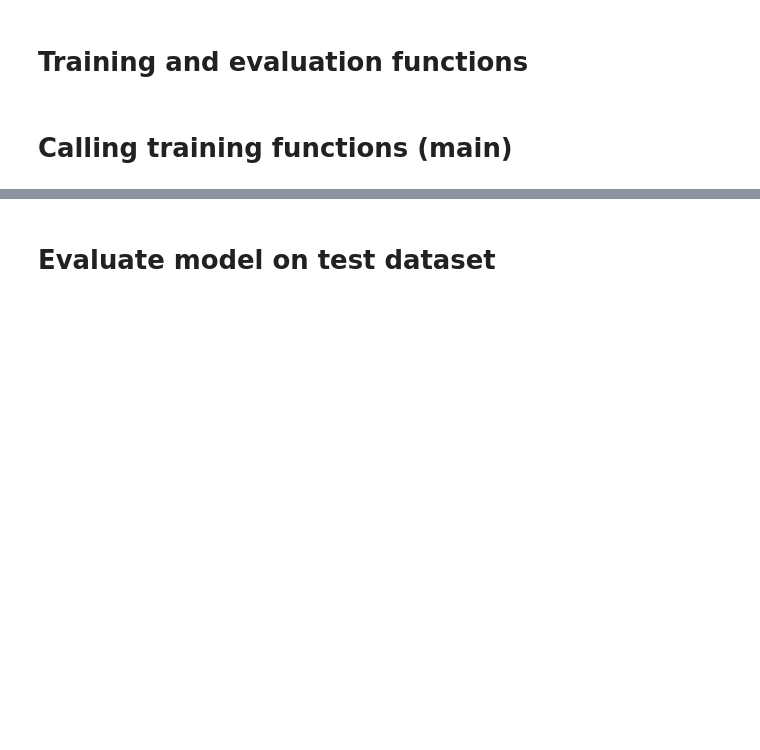
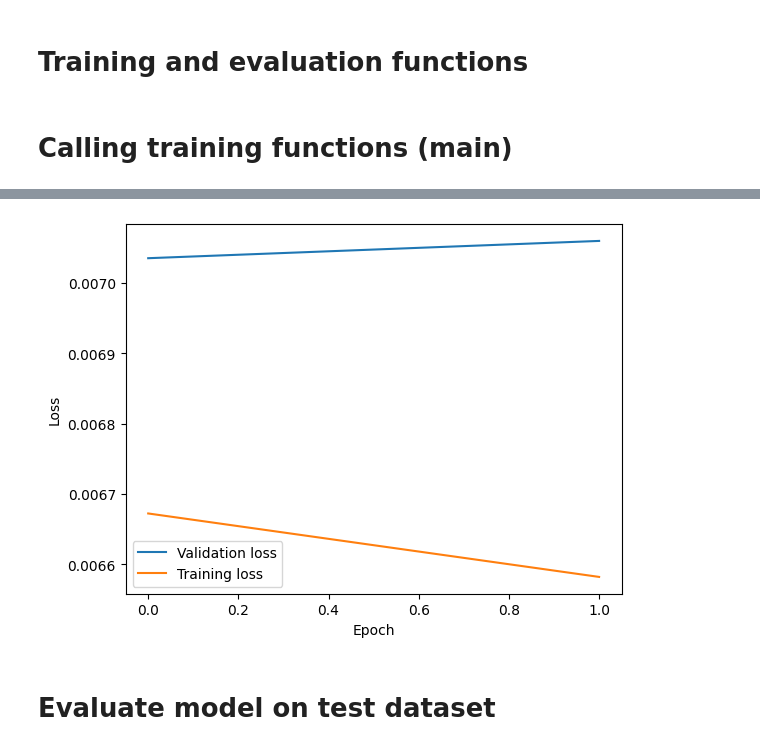
Before and after one commit to navidhsnz/PID_final_project, a Jupyter notebook: learning/distance/model.ipynb, the cells around one changed output, grey strips where cells are left out. Drawn from its saved outputs; the diff is of its cells as text; code cells hidden in the pictures; blank space fills up the shorter version.

```diff
--- a/learning/distance/model.ipynb
+++ b/learning/distance/model.ipynb
@@ -28,10 +28,14 @@ class LaneDetectionCNN(nn.Module):
     def __init__(self, input_shape=(3, 224, 224)):
         super(LaneDetectionCNN, self).__init__()
         self.conv1 = nn.Conv2d(3, 16, kernel_size=5, stride=2, padding=2)
-        self.conv2 = nn.Conv2d(16, 32, kernel_size=5, stride=2, padding=2)
-        self.conv3 = nn.Conv2d(32, 64, kernel_size=3, stride=2, padding=1)
-        self.conv4 = nn.Conv2d(64, 128, kernel_size=3, stride=2, padding=1)
-        self.conv5 = nn.Conv2d(128, 256, kernel_size=3, stride=2, padding=1)
+        self.conv2 = nn.Conv2d(16, 32, kernel_size=5, stride=1, padding=2)
+        self.maxpool1 = nn.MaxPool2d(kernel_size=2, stride=2)
+        self.conv3 = nn.Conv2d(32, 64, kernel_size=3, stride=1, padding=1)
+        self.maxpool2 = nn.MaxPool2d(kernel_size=2, stride=2)
+        self.conv4 = nn.Conv2d(64, 128, kernel_size=3, stride=1, padding=1)
+        self.maxpool3 = nn.MaxPool2d(kernel_size=2, stride=2)
+        self.conv5 = nn.Conv2d(128, 256, kernel_size=3, stride=1, padding=1)
+        self.maxpool4 = nn.MaxPool2d(kernel_size=2, stride=2)
         self.dropout = nn.Dropout(0.5)
 
         # Calculate flat size dynamically
@@ -49,9 +53,13 @@ class LaneDetectionCNN(nn.Module):
     def _forward_conv(self, x):
         x = torch.relu(self.conv1(x))
         x = torch.relu(self.conv2(x))
+        x = self.maxpool1(x)
         x = torch.relu(self.conv3(x))
+        x = self.maxpool2(x)
         x = torch.relu(self.conv4(x))
+        x = self.maxpool3(x)
         x = torch.relu(self.conv5(x))
+        x = self.maxpool4(x)
         x = self.dropout(x)
         return x
 
@@ -245,7 +297,8 @@ display(image_crop)
 # Training function
 def train_model(model, train_dataloader, val_dataloader, loss_fn, optimizer, n_epochs=10):
     print("Start training")
-
+    val_lossess = []
+    train_lossess = []
     for epoch in range(n_epochs):
         total_loss = 0
         model.train(True)
@@ -275,11 +328,14 @@ def train_model(model, train_dataloader, val_dataloader, loss_fn, optimizer, n_e
             print(f"Batch {i+1}/{len(train_dataloader)} - Loss: {loss.item():.8f}", end="\r")
 
         print() # Newline
+        train_loss = total_loss/len(train_dataloader)
         print(f"Training Loss: {total_loss/len(train_dataloader):.8f}")
         val_loss = evaluate_model(model, val_dataloader, loss_fn)
         print(f"Validation Loss: {val_loss:.8f}")
+        val_lossess.append(val_loss)
+        train_lossess.append(train_loss)
 
-    return model
+    return model, val_lossess, train_lossess
 
 def evaluate_model(model, dataloader, loss_fn):
     model.eval()
@@ -316,7 +372,16 @@ loss_fn = nn.MSELoss()  # Mean Squared Error Loss for regression
 optimizer = optim.Adam(model.parameters(), lr=LR)
 
 # Train the model
-train_model(model, train_dataloader, val_dataloader, loss_fn, optimizer, n_epochs=NB_EPOCHS)
+model, val_losses, train_losses = train_model(model, train_dataloader, val_dataloader, loss_fn, optimizer, n_epochs=NB_EPOCHS)
+
+# Plot val and train losses
+import matplotlib.pyplot as plt
+plt.plot(val_losses, label='Validation loss')
+plt.plot(train_losses, label='Training loss')
+plt.xlabel('Epoch')
+plt.ylabel('Loss')
+plt.legend()
+plt.show()
 # %% [output]
 Determined input shape: (3, 224, 224)
 Number of images in the train dataset: 3000
@@ -338,3 +397,4 @@ Validation Loss: 0.00016516
+[figure, added]
 # %% [markdown]
 # Evaluate model on test dataset
 # %%
```
Also changed, not shown: parts of 6 cells of this notebook.
